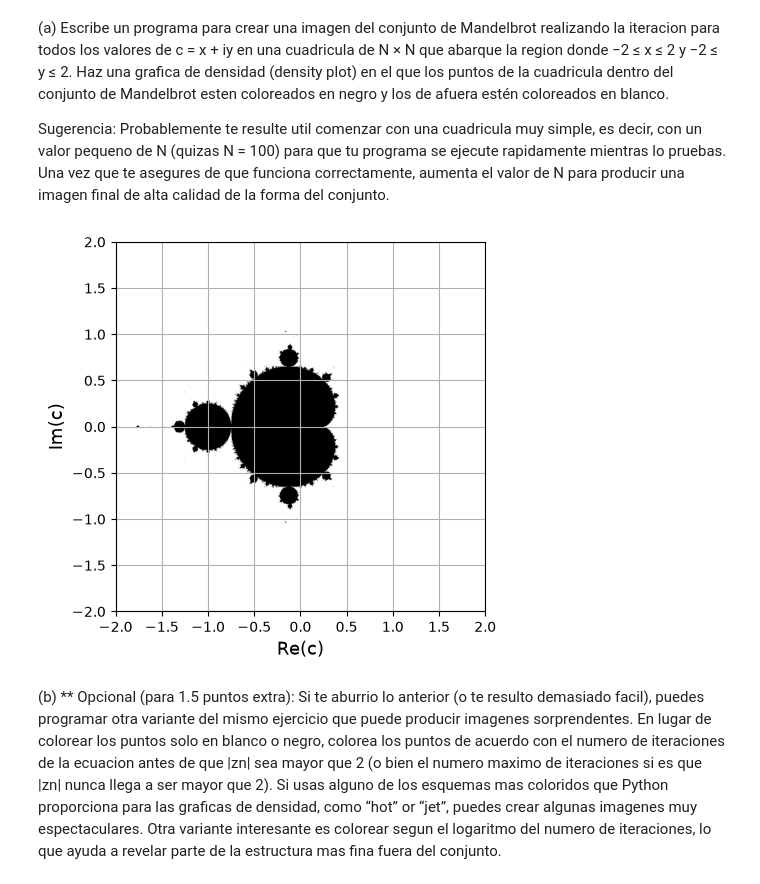
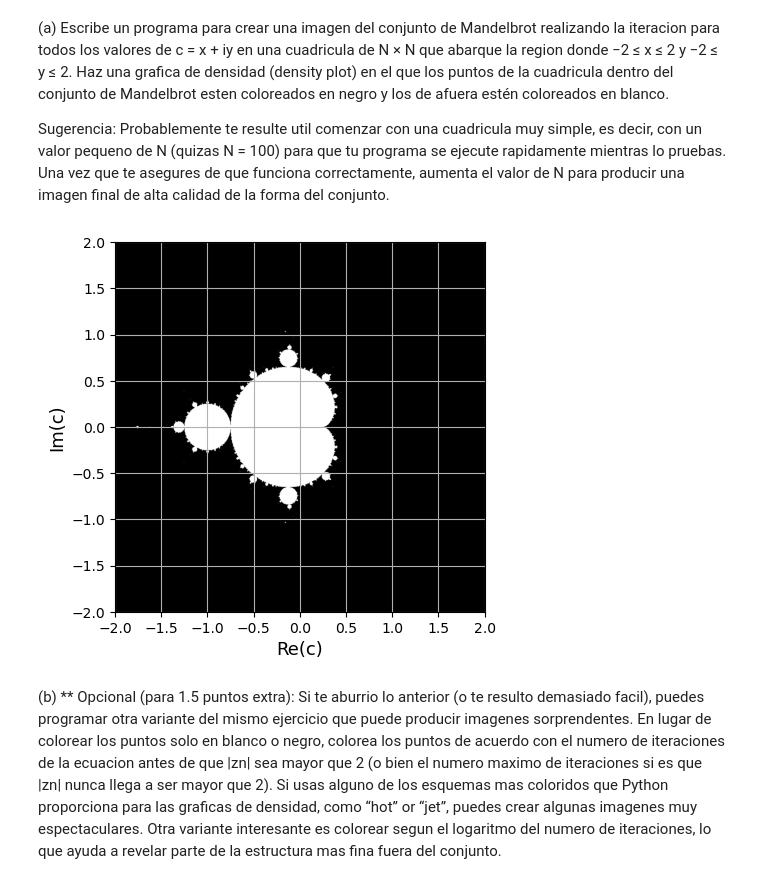
Before and after one commit to SebastianDhamar/RepositorioFisicaComp, a Jupyter notebook: Tareas-Practicas/TareaPractica3.ipynb, the cells around one changed output. Cells and saved outputs as stored; diff of their text form; code cells hidden in the pictures.

```diff
--- a/Tareas-Practicas/TareaPractica3.ipynb
+++ b/Tareas-Practicas/TareaPractica3.ipynb
@@ -230,28 +233,31 @@ Sugerencia: Probablemente te resulte util comenzar con una cuadricula muy simple
 # %%
 import matplotlib.pyplot as plt
 import numpy as np
 
-z0=0
+z=0+(1j*0)
 n = 1000
-N = 100
+N = 500
+cman=np.zeros((n,n))
 x=np.linspace(-2,2,n)
 y=np.linspace(-2,2,n)
 X,Y=np.meshgrid(x,y)
 
 c=X+(Y*1j)
 
-z = np.zeros_like(c)
-for _ in range(N):
-    z = z**2 + c
-C = np.abs(z) <= 2
+for i in range(N):
+    z=(z**2)+c
+for k in range(len(z)):
+    for h in range(len(z)):
+        if np.abs(z[k][h])<2:
+            cman[k][h]=1
 
-plt.imshow(~C, extent=[-2, 2, -2, 2],origin='lower')
+plt.imshow(cman, extent=[-2, 2, -2, 2],origin='lower')
 plt.xlabel("Re(c)",fontsize=13)
 plt.ylabel("Im(c)",fontsize=13)
 plt.grid()
 plt.gray()
 # %% [output]
-[figure, old version]
+[figure, new version]
 # %% [markdown]
 (b) ** Opcional (para 1.5 puntos extra): Si te aburrio lo anterior (o te resulto demasiado facil), puedes programar otra variante del mismo ejercicio que puede producir imagenes sorprendentes. En lugar de colorear los puntos solo en blanco o negro,
 colorea los puntos de acuerdo con el numero de iteraciones de la ecuacion antes de que |zn| sea mayor que 2 (o bien el numero maximo de iteraciones si es que |zn| nunca llega a ser mayor que 2). Si usas alguno de los esquemas mas coloridos que Python proporciona para las graficas de densidad, como “hot” or “jet”, puedes crear algunas imagenes muy espectaculares. Otra variante interesante es colorear segun el logaritmo del numero de iteraciones, lo que ayuda a revelar parte de la estructura mas fina fuera del conjunto.
```
Also changed, not shown: parts of 7 cells of this notebook, 7 other files.
